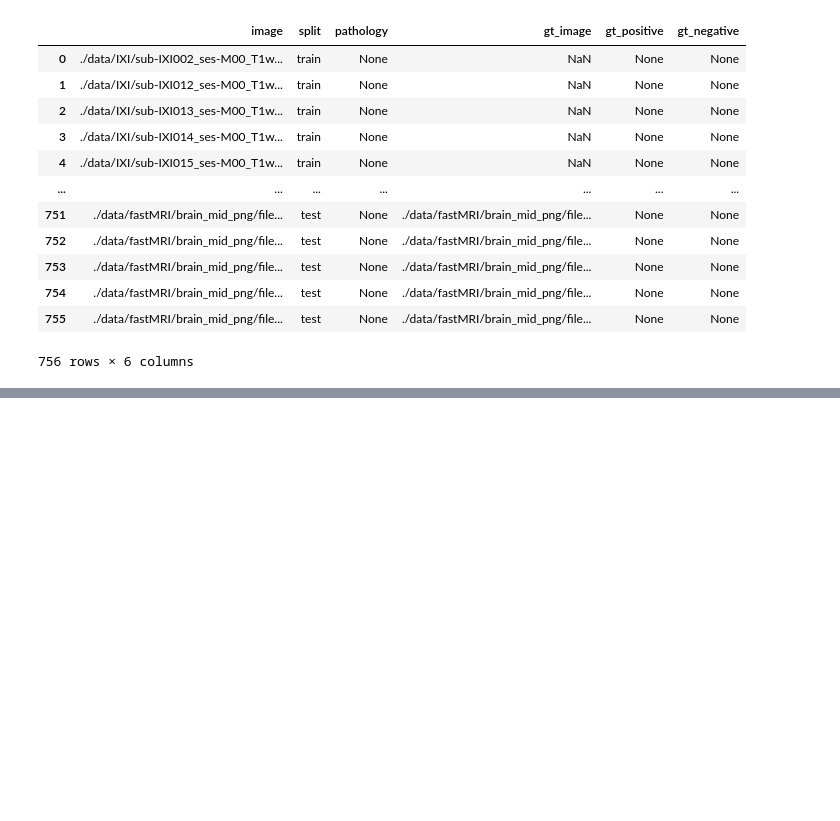
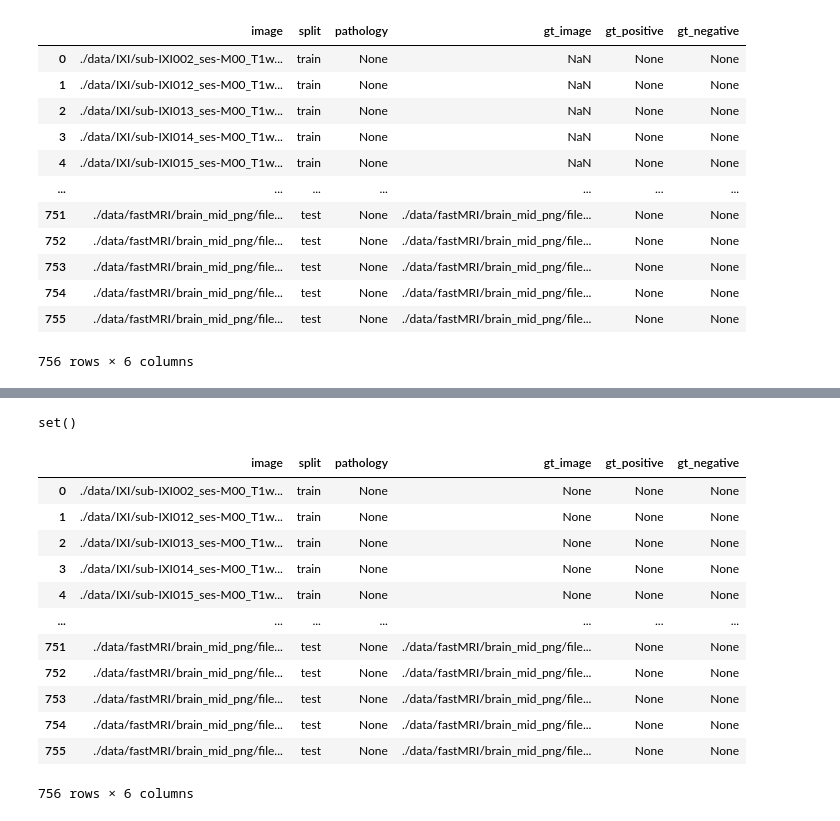
Before and after one commit to ardamamur/Unsupervised-Anomaly-Detection-in-Medical-Images-via-PaDiM, a Jupyter notebook: notebooks/dataset_formatter.ipynb, the cells around one changed output, grey strips where cells are left out. Cells and saved outputs as stored; diff of their text form; code cells hidden in the pictures; blank space fills up the shorter version.

```diff
--- a/notebooks/dataset_formatter.ipynb
+++ b/notebooks/dataset_formatter.ipynb
@@ -164,6 +164,19 @@ def format_basename(file_path):
     """Format the basename of the file according to the specified format."""
     temp = os.path.basename(file_path).split("_")
     return "_".join(part.split(".")[0] for part in temp[:5])
+# %%
+def add_mask_to_normal_images(df):
+    # for each image in df add mask image path to gt_image column
+    for row in df.itertuples():
+        # check if full_mask_file_path exists
+        full_mask_file_path = row.image.split('.png')[0] + '_brain_map_full.png'
+        if os.path.exists(data_dir + full_mask_file_path.split("./data/")[-1]):
+            df.at[row.Index, 'gt_image'] = full_mask_file_path
+        else:
+            df.at[row.Index, 'gt_image'] = 'None'
+    return df
+# %%
+df = add_mask_to_normal_images(df)
 # %%
 pathology_df = create_pathology_df(pathologies, split_dir=split_dir)
 # %%
@@ -219,7 +232,7 @@ df
 756 rows × 6 columns
 # %%
 # since there are no common images between df and pathology_df, we can just concat them
-df = pd.concat([df, pathology_df], ignore_index=True)
+# df = pd.concat([df, pathology_df], ignore_index=True)
 # %%
 df
 # %% [output]
@@ -243,0 +308,20 @@ df.to_excel('master_dataset.xlsx', index=False)
+# %%
+duplicated_files
+# %% [output]
+set()
+# %%
+df
+# %% [output]
+|  | image | split | pathology | gt_image | gt_positive | gt_negative |
+| 0 | ./data/IXI/sub-IXI002_ses-M00_T1w... | train | None | None | None | None |
+| 1 | ./data/IXI/sub-IXI012_ses-M00_T1w... | train | None | None | None | None |
+| 2 | ./data/IXI/sub-IXI013_ses-M00_T1w... | train | None | None | None | None |
+| 3 | ./data/IXI/sub-IXI014_ses-M00_T1w... | train | None | None | None | None |
+| 4 | ./data/IXI/sub-IXI015_ses-M00_T1w... | train | None | None | None | None |
+| ... | ... | ... | ... | ... | ... | ... |
+| 751 | ./data/fastMRI/brain_mid_png/file... | test | None | ./data/fastMRI/brain_mid_png/file... | None | None |
+| 752 | ./data/fastMRI/brain_mid_png/file... | test | None | ./data/fastMRI/brain_mid_png/file... | None | None |
+| 753 | ./data/fastMRI/brain_mid_png/file... | test | None | ./data/fastMRI/brain_mid_png/file... | None | None |
+| 754 | ./data/fastMRI/brain_mid_png/file... | test | None | ./data/fastMRI/brain_mid_png/file... | None | None |
+| 755 | ./data/fastMRI/brain_mid_png/file... | test | None | ./data/fastMRI/brain_mid_png/file... | None | None |
+756 rows × 6 columns
```
Also changed, not shown: parts of 8 cells of this notebook, 11 other files.
